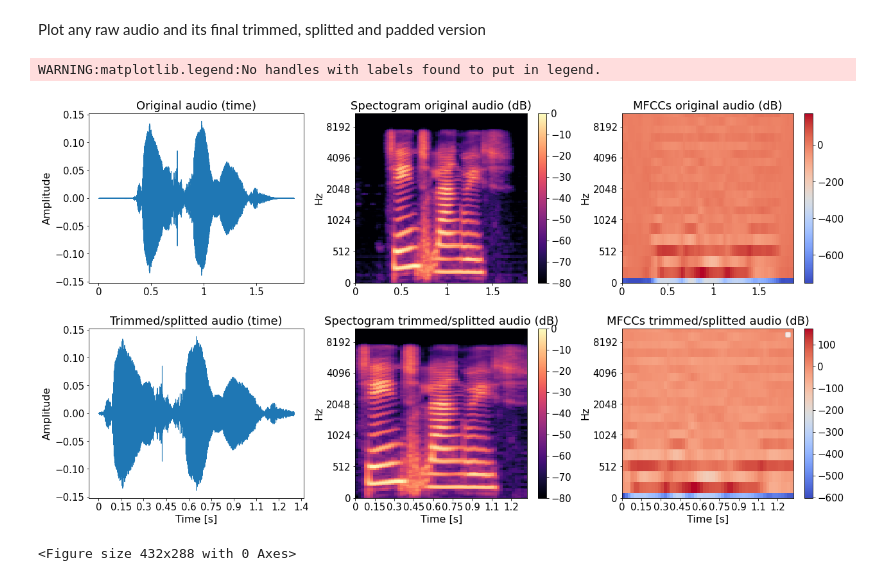
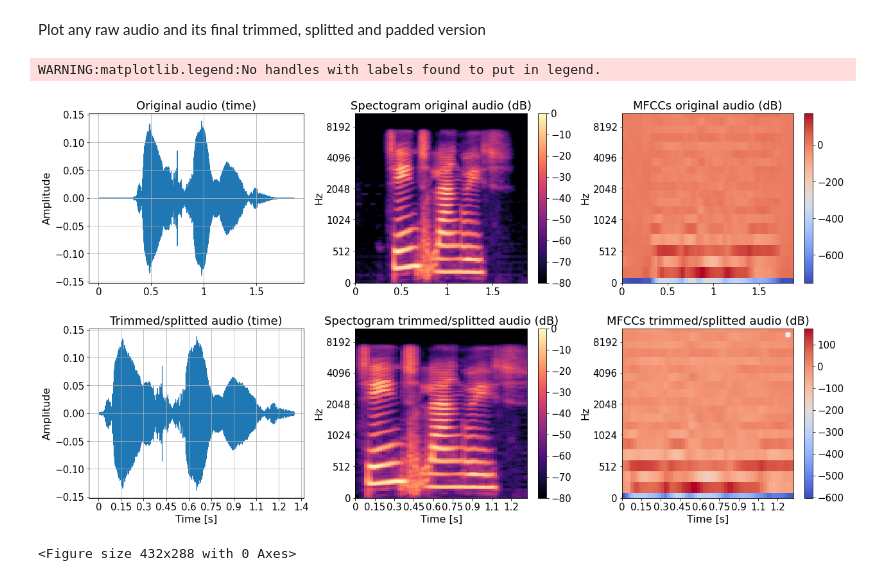
Before and after one commit to andrerubeis/Intent-Detection, a Jupyter notebook: final_code_intent_recognition.ipynb, the cells around one changed output. Cells and saved outputs as stored; diff of their text form; code cells hidden in the pictures.

```diff
--- a/final_code_intent_recognition.ipynb
+++ b/final_code_intent_recognition.ipynb
@@ -584,6 +600,7 @@ axs[0,0].set_title("Original audio (time)", size=title_font_size)
 axs[0,0].set_ylabel("Amplitude", size=label_font_size)
 axs[0,0].tick_params(axis='x', labelsize=label_values_font_size)
 axs[0,0].tick_params(axis='y', labelsize=label_values_font_size)
+axs[0,0].grid()
 
 axs[0,1].set_title("Spectogram original audio (dB)", size=title_font_size)
 axs[0,1].set_ylabel("Hz", size=label_font_size)
@@ -602,38 +619,38 @@ axs[1,0].set_ylabel("Amplitude", size=label_font_size)
 axs[1,0].set_xlabel("Time [s]", size=label_font_size)
 axs[1,0].tick_params(axis='x', labelsize=label_values_font_size)
 axs[1,0].tick_params(axis='y', labelsize=label_values_font_size)
-
+axs[1,0].grid()
 
 axs[1,1].set_title("Spectogram trimmed/splitted audio (dB)", size=title_font_size)
 axs[1,1].set_ylabel("Hz", size=label_font_size)
 axs[1,1].set_xlabel("Time [s]", size=label_font_size)
 axs[1,1].tick_params(axis='x', labelsize=label_values_font_size)
 axs[1,1].tick_params(axis='y', labelsize=label_values_font_size)
 
 axs[1,2].set_title("MFCCs trimmed/splitted audio (dB)" , size=title_font_size)
 axs[1,2].set_ylabel("Hz", size=label_font_size)
 axs[1,2].set_xlabel("Time [s]", size=label_font_size)
 axs[1,2].tick_params(axis='x', labelsize=label_values_font_size)
 axs[1,2].tick_params(axis='y', labelsize=label_values_font_size)
 
 # Adding colorbars for spectrograms legend
 fig.colorbar(img_original_mel, ax=[axs[0,1]]).ax.tick_params(labelsize=15)
 fig.colorbar(img_original_mfcc, ax=[axs[0,2]]).ax.tick_params(labelsize=15)
 fig.colorbar(img_trimmed_splitted_mel, ax=[axs[1,1]]).ax.tick_params(labelsize=15)
 fig.colorbar(img_trimmed_splitted_mfcc, ax=[axs[1,2]]).ax.tick_params(labelsize=15)
 
 
 
 plt.legend()
 
 
 #Hide x label text of first row for better readability
 axs[0,0].axes.get_xaxis().get_label().set_visible(False)
 axs[0,1].axes.get_xaxis().get_label().set_visible(False)
 axs[0,2].axes.get_xaxis().get_label().set_visible(False)
 # %% [output]
 WARNING:matplotlib.legend:No handles with labels found to put in legend.
-[figure, old version]
+[figure, new version]
 # %%
 name_figure = 'audio_preprocessed.eps'
 plt.savefig(path_working_directory + name_figure, format='eps')
```
Also changed, not shown: parts of 12 cells of this notebook.
